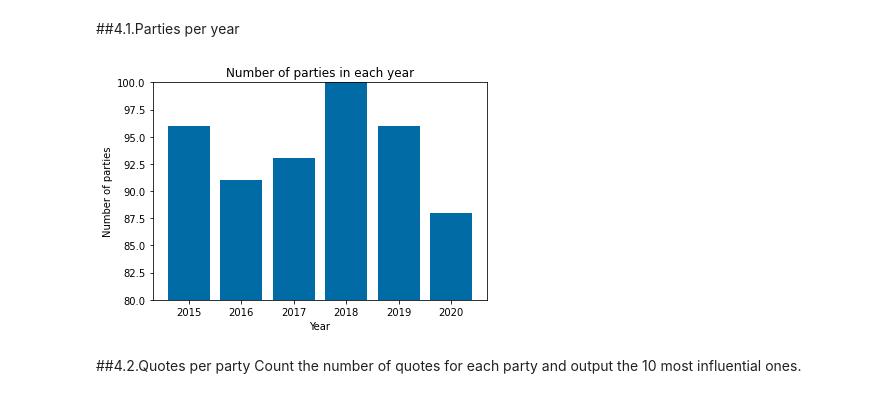
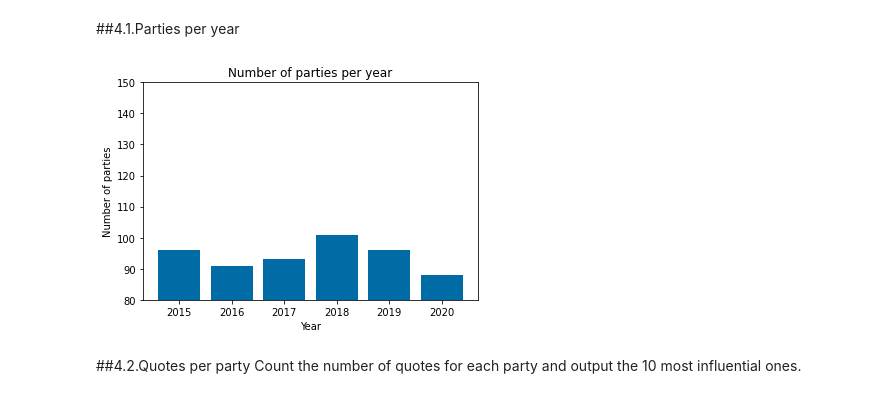
Before and after one commit to epfl-ada/ada-2021-project-acmu, a Jupyter notebook: project_notebook.ipynb, the cells around one changed output. Drawn from its saved outputs; the diff is of its cells as text; code cells hidden in the pictures.

```diff
--- a/project_notebook.ipynb
+++ b/project_notebook.ipynb
@@ -857,20 +785,20 @@ quotebank_one_party.head()
 # %%
 # Get the number of parties for each year
 nr_parties = []
 plt.style.use('tableau-colorblind10')
 for year in YEARS:
     quotebank_one_party = pd.read_csv(QUOTEBANK_ONE_PARTY[year], index_col=[0])
     parties = len(set(chain.from_iterable(quotebank_one_party['party_one'].values)))
     nr_parties.append(parties)
 plt.bar(YEARS, nr_parties)
 plt.xlabel("Year")
 ax = plt.gca()
-ax.set_ylim([80, 100])
+ax.set_ylim([80, 150])
 plt.ylabel("Number of parties")
-plt.title("Number of parties in each year")
+plt.title("Number of parties per year")
 plt.show()
 # %% [output]
-[figure, old version]
+[figure, new version]
 # %% [markdown]
 ##4.2.Quotes per party
 Count the number of quotes for each party and output the 10 most influential ones.
```
Also changed, not shown: parts of 27 cells of this notebook, 1 other file.
